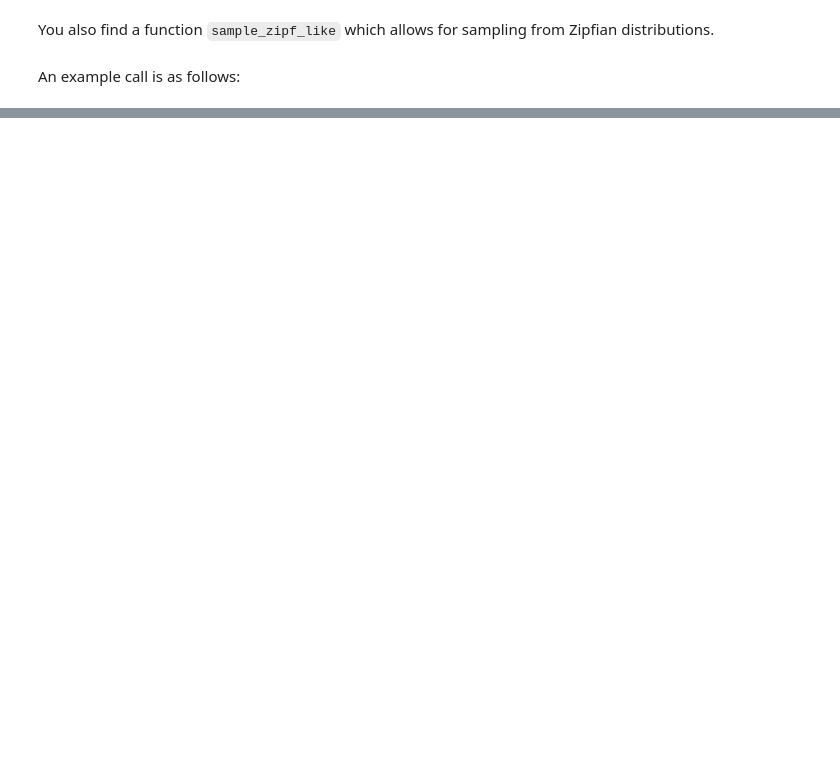
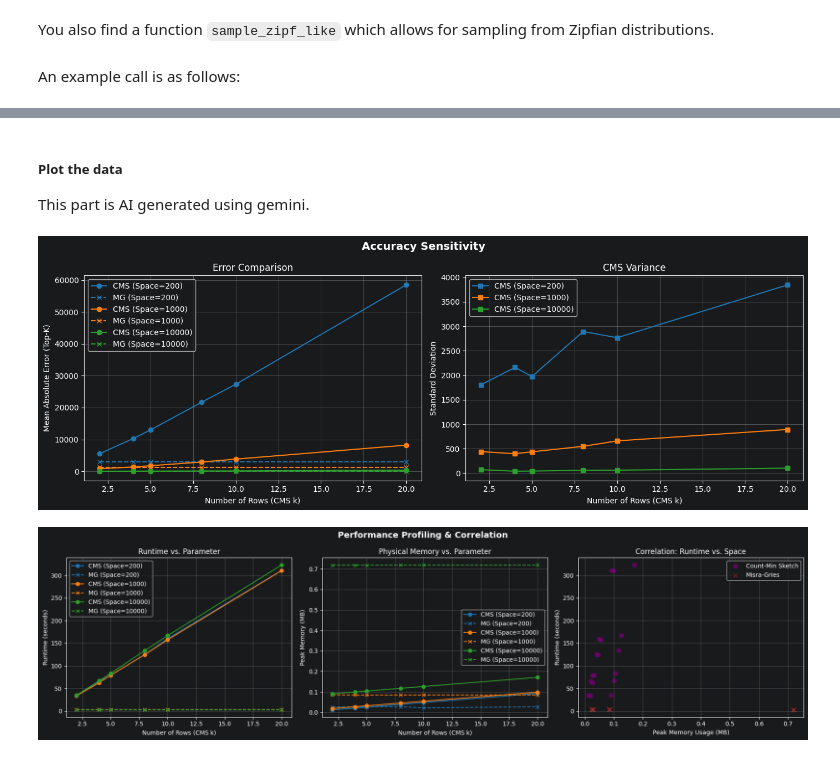
Before and after one commit to BinW3g/S2026_AlgoDataScience, a Jupyter notebook: assignments/a2/Streaming.ipynb, the cells around one changed output, grey strips where cells are left out. Drawn from its saved outputs; the diff is of its cells as text; code cells hidden in the pictures; blank space fills up the shorter version.

```diff
--- a/assignments/a2/Streaming.ipynb
+++ b/assignments/a2/Streaming.ipynb
@@ -206,0 +336,65 @@ CountMinSketch:
+# %% [markdown]
+##### Plot the data
+This part is AI generated using gemini.
+# %%
+fig1, (ax1, ax2) = plt.subplots(1, 2, figsize=(14, 5))
+
+for idx, ts in enumerate(total_space_to_test):
+    color = colors[idx % len(colors)]
+    # MAE Plot
+    ax1.plot(rows_to_test, cms_errs_rows[ts], marker='o', color=color, label=f'CMS (Space={ts})')
+    ax1.plot(rows_to_test, mg_errs_space[ts], marker='x', linestyle='--', color=color, label=f'MG (Space={ts})')
+    # StdDev Plot
+    ax2.plot(rows_to_test, cms_stds_rows[ts], marker='s', color=color, label=f'CMS (Space={ts})')
+
+ax1.set(xlabel='Number of Rows (CMS k)', ylabel='Mean Absolute Error (Top-K)', title='Error Comparison')
+ax2.set(xlabel='Number of Rows (CMS k)', ylabel='Standard Deviation', title='CMS Variance')
+ax1.legend(); ax1.grid(True); ax2.legend(); ax2.grid(True)
+fig1.suptitle('Accuracy Sensitivity', fontsize=14, fontweight='bold')
+fig1.tight_layout()
+plt.show()
+
+# ==========================================
+# FIGURE 2: PERFORMANCE & CORRELATION
+# ==========================================
+fig2, (ax3, ax4, ax5) = plt.subplots(1, 3, figsize=(18, 5))
+
+# Prepare lists for the scatter plot
+all_cms_time, all_cms_mem = [], []
+all_mg_time, all_mg_mem = [], []
+
+for idx, ts in enumerate(total_space_to_test):
+    color = colors[idx % len(colors)]
+
+    # Plot 3: Runtime vs Rows
+    ax3.plot(rows_to_test, cms_time_rows[ts], marker='o', color=color, label=f'CMS (Space={ts})')
+    ax3.plot(rows_to_test, mg_time_space[ts], marker='x', linestyle='--', color=color, label=f'MG (Space={ts})')
+
+    # Plot 4: Memory vs Rows
+    ax4.plot(rows_to_test, cms_mem_rows[ts], marker='o', color=color, label=f'CMS (Space={ts})')
+    ax4.plot(rows_to_test, mg_mem_space[ts], marker='x', linestyle='--', color=color, label=f'MG (Space={ts})')
+
+    # Accumulate data for scatter plot
+    all_cms_time.extend(cms_time_rows[ts])
+    all_cms_mem.extend(cms_mem_rows[ts])
+    all_mg_time.extend(mg_time_space[ts])
+    all_mg_mem.extend(mg_mem_space[ts])
+
+ax3.set(xlabel='Number of Rows (CMS k)', ylabel='Runtime (seconds)', title='Runtime vs. Parameter')
+ax4.set(xlabel='Number of Rows (CMS k)', ylabel='Peak Memory (MB)', title='Physical Memory vs. Parameter')
+ax3.legend(); ax3.grid(True); ax4.legend(); ax4.grid(True)
+
+# Plot 5: Correlation (Scatter Plot)
+ax5.scatter(all_cms_mem, all_cms_time, color='purple', alpha=0.6, marker='o', s=50, label='Count-Min Sketch')
+ax5.scatter(all_mg_mem, all_mg_time, color='brown', alpha=0.6, marker='x', s=50, label='Misra-Gries')
+
+ax5.set(xlabel='Peak Memory Usage (MB)', ylabel='Runtime (seconds)', title='Correlation: Runtime vs. Space')
+ax5.legend()
+ax5.grid(True)
+
+fig2.suptitle('Performance Profiling & Correlation', fontsize=14, fontweight='bold')
+fig2.tight_layout()
+plt.show()
+# %% [output]
+[figure, added]
+[figure, added]
```
Also changed, not shown: parts of 12 cells of this notebook.
